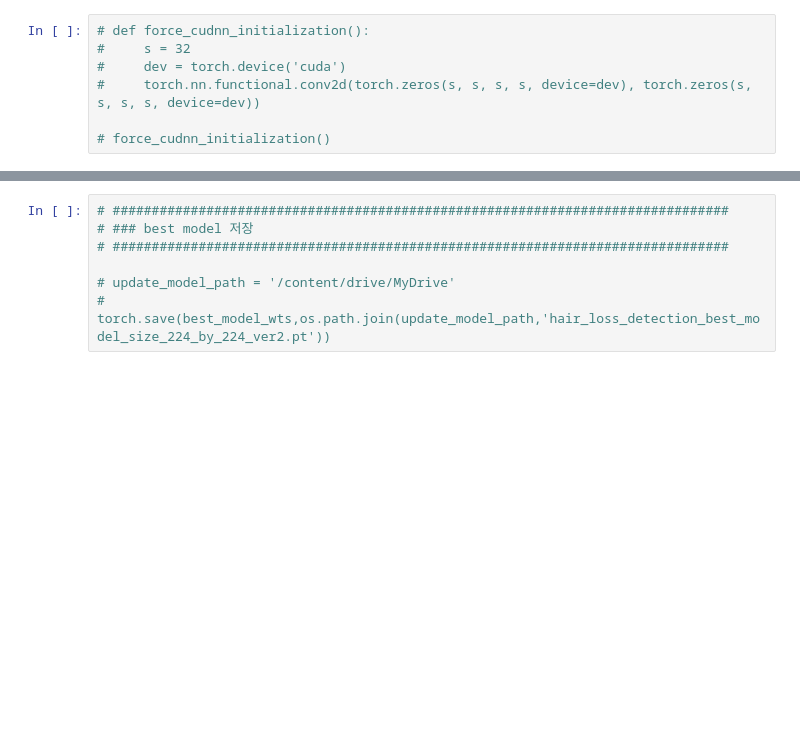
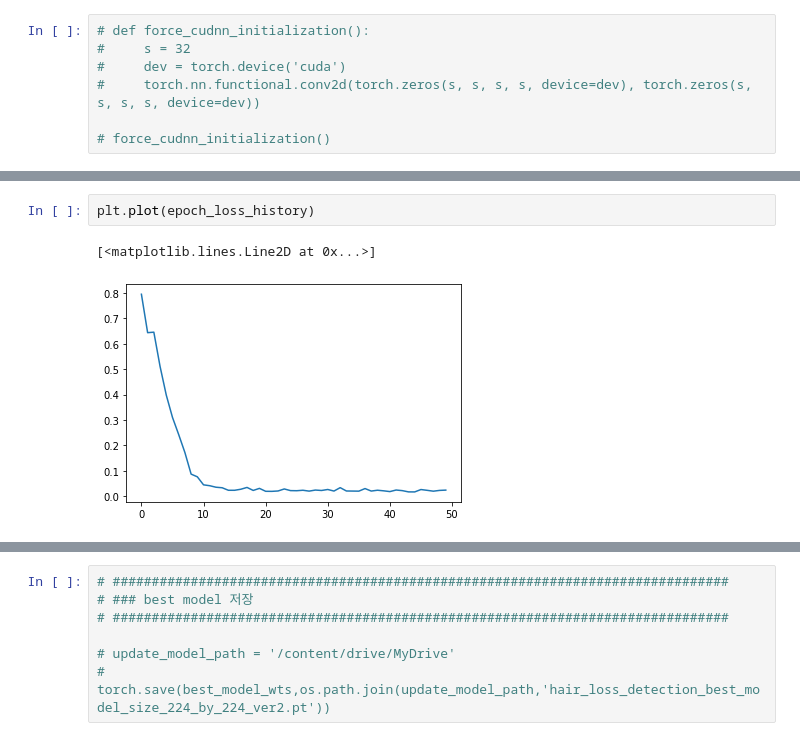
Before and after one commit to KZunT/Dacon, a Jupyter notebook: image_feature_extract_train.ipynb, the cells around one changed output, grey strips where cells are left out. Saved outputs shown, nothing was run; the diff lists cells and outputs as text; blank space fills up the shorter version.

```diff
--- a/image_feature_extract_train.ipynb
+++ b/image_feature_extract_train.ipynb
@@ -457,3 +467,8 @@ Best valid Acc: 1 - 51.2
+# %%
+plt.plot(epoch_loss_history)
+# %% [output]
+[<matplotlib.lines.Line2D at 0x...>]
+[figure, added]
 # %%
 plt.plot(val_loss_history)
 # %% [output]
```
Also changed, not shown: parts of 22 cells of this notebook.
